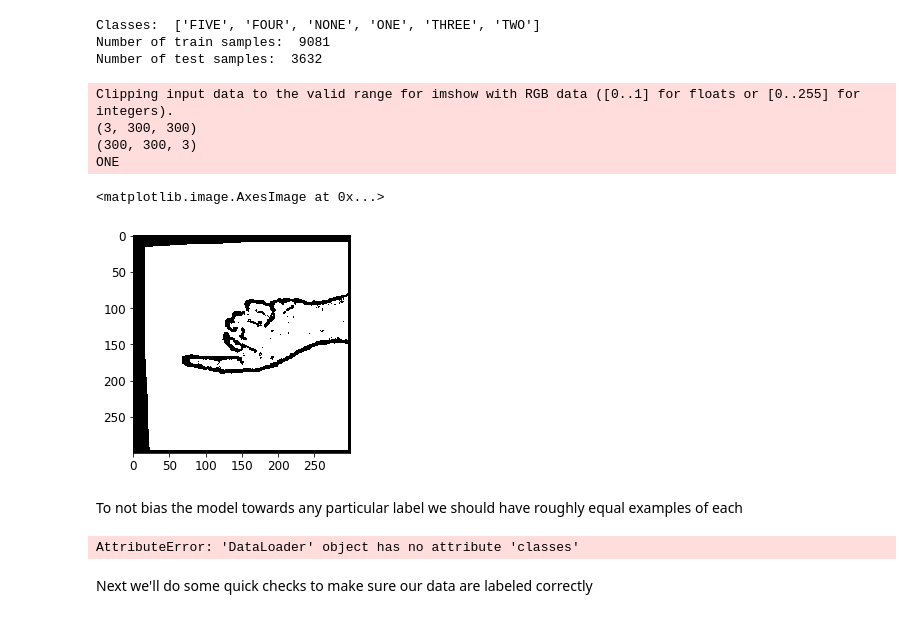
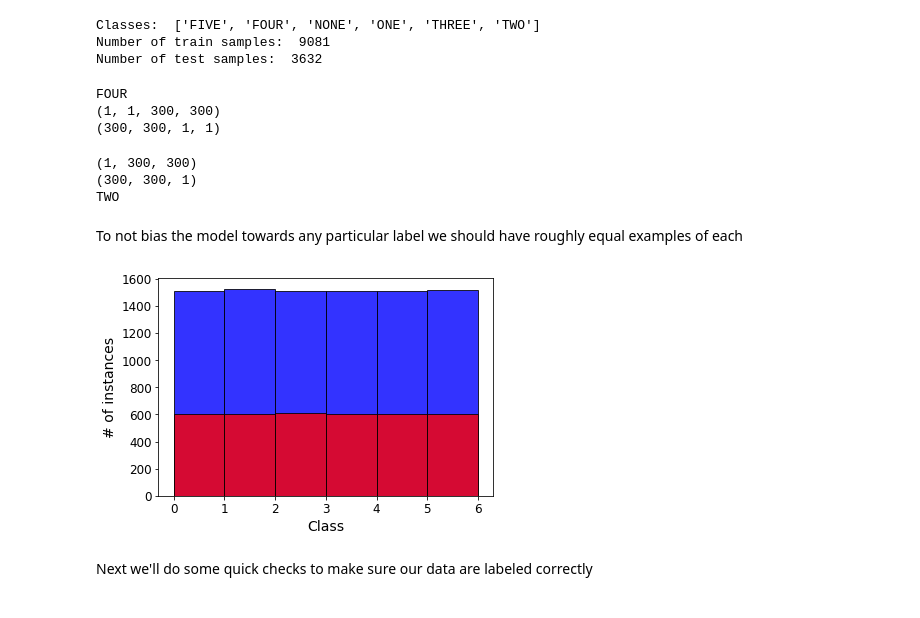
Before and after one commit to santiagonars/CNN-HowManyFingers-PyTorch, a Jupyter notebook: train-model.ipynb, the cells around one changed output. Saved outputs shown, nothing was run; the diff lists cells and outputs as text; code cells hidden in the pictures.

Commit message:
Created PyTorch CNN
Setup for grayscale (1 channel). Visualizations only work for 3 channel model.

```diff
--- a/train-model.ipynb
+++ b/train-model.ipynb
@@ -45,9 +46,9 @@ Slightly augment the training data by with shifts, rotations, zooms, and mirrori
 - zoom(0.2)                     => transforms.RandomAffine(degrees=0, scale=(.8, 1))
 - mirroring                     => RandomHorizontalFlip()
 # %%
-BATCH_SIZE = 128
 TRAIN_DATA_PATH = './images/train/'
 TEST_DATA_PATH = './images/test/'
+BATCH_SIZE = 1
 NUM_WORKERS = 4
 
 transform_img_train = transforms.Compose([
@@ -56,7 +57,7 @@ transform_img_train = transforms.Compose([
         transforms.RandomAffine(degrees=0, translate=(0.1 ,0.1)),
         transforms.RandomAffine(degrees=0, scale=(.8, 1)),
         transforms.RandomHorizontalFlip(),
-        # transforms.Grayscale(),
+        transforms.Grayscale(),
         transforms.ToTensor(),
         transforms.Normalize(mean=[0.5], std=[0.225])
         # transforms.Normalize(mean=[0.5, 0.5, 0.5], std=[0.225, 0.225, 0.225])
@@ -64,7 +65,7 @@ transform_img_train = transforms.Compose([
 
 transform_img_test = transforms.Compose([
         transforms.Resize(300),
-        # transforms.Grayscale(),
+        transforms.Grayscale(),
         transforms.ToTensor(),
         transforms.Normalize(mean=[0.5], std=[0.225])
         # transforms.Normalize(mean=[0.5, 0.5, 0.5], std=[0.225, 0.225, 0.225])
@@ -87,32 +88,47 @@ print("Number of test samples: ", len(test_data))
 Classes:  ['FIVE', 'FOUR', 'NONE', 'ONE', 'THREE', 'TWO']
 Number of train samples:  9081
 Number of test samples:  3632
+# %%
+""" **********------ DO NOT RUN ------**********"""
+images_train, classes_train = next(iter(train_data_loader))
+images_test, classes_test = next(iter(test_data_loader))
+
+for i in range(1):
+    class_train_nparr = classes_train.numpy()
+    image_train_nparr = images_train.numpy()
+    # classes_test_nparr = classes_test.numpy()
+    # images_test_nparr = images_test.numpy()
+
+    print(class_names[np.asscalar(class_train_nparr)])
+    print(image_train_nparr.shape)
+    print(np.transpose(image_train_nparr).shape)
+    # TODO: Create visualizations with these numpy arrays instead to be able to train model with grayscale instead!
+# %% [output]
+FOUR
+(1, 1, 300, 300)
+(300, 300, 1, 1)
 # %%
 images, classes = next(iter(train_data_loader))
 print(images[0].numpy().shape)
 print(np.transpose(images[0].numpy()).shape)
-print(class_names[classes[0].numpy()])
-
-# plt.imshow(np.transpose(images[0].numpy(), (1, 2, 0)))
-plt.imshow(np.transpose(images[0].numpy()))
-
-# plt.imshow(np.transpose(images[0].cpu().detach().numpy(), (1, 2, 0))) # --> GPU
+for i in range(1):
+    print(class_names[classes[i].numpy()])
+    # plt.imshow(np.transpose(images[i].numpy())) # BUG: ONLY WORKS for a 3 channel, not 1 channel model (grayscale)
+    # plt.imshow(np.transpose(images[i].numpy(), (1, 2, 0)))
+    # plt.imshow(np.transpose(images[0].cpu().detach().numpy(), (1, 2, 0))) # --> GPU
 # %% [output]
-Clipping input data to the valid range for imshow with RGB data ([0..1] for floats or [0..255] for integers).
-(3, 300, 300)
-(300, 300, 3)
-ONE
+(1, 300, 300)
+(300, 300, 1)
+TWO
-<matplotlib.image.AxesImage at 0x...>
-[figure, removed]
 # %% [markdown]
 To not bias the model towards any particular label we should have roughly equal examples of each
 # %%
-h1,_,_ = plt.hist(train_data_loader.classes.numpy(), bins=range(0,7), alpha=0.8, color='blue', edgecolor='black')
-h2,_,_ = plt.hist(test_data_loader.classes.numpy(),  bins=range(0,7), alpha=0.8, color='red', edgecolor='black')
+h1,_,_ = plt.hist(np.array(train_data.targets), bins=range(0,7), alpha=0.8, color='blue', edgecolor='black')
+h2,_,_ = plt.hist(np.array(test_data.targets),  bins=range(0,7), alpha=0.8, color='red', edgecolor='black')
 plt.ylabel('# of instances')
 plt.xlabel('Class');
 # %% [output]
-AttributeError: 'DataLoader' object has no attribute 'classes'
+[figure, added]
 # %% [markdown]
 Next we'll do some quick checks to make sure our data are labeled correctly
 # %%
```
Also changed, not shown: parts of 8 cells of this notebook.
